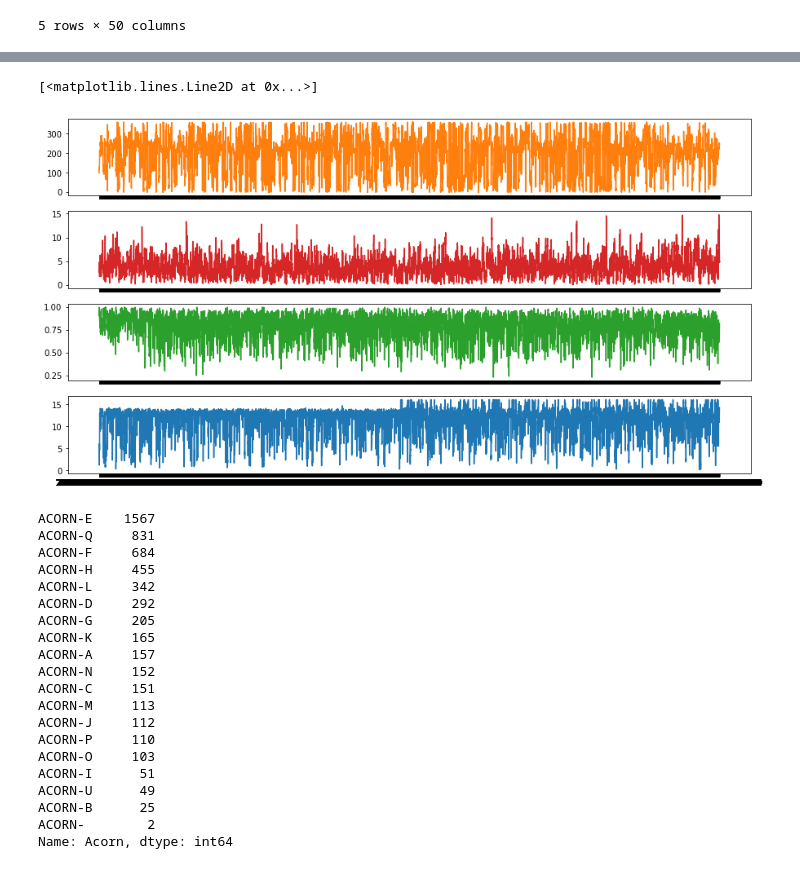
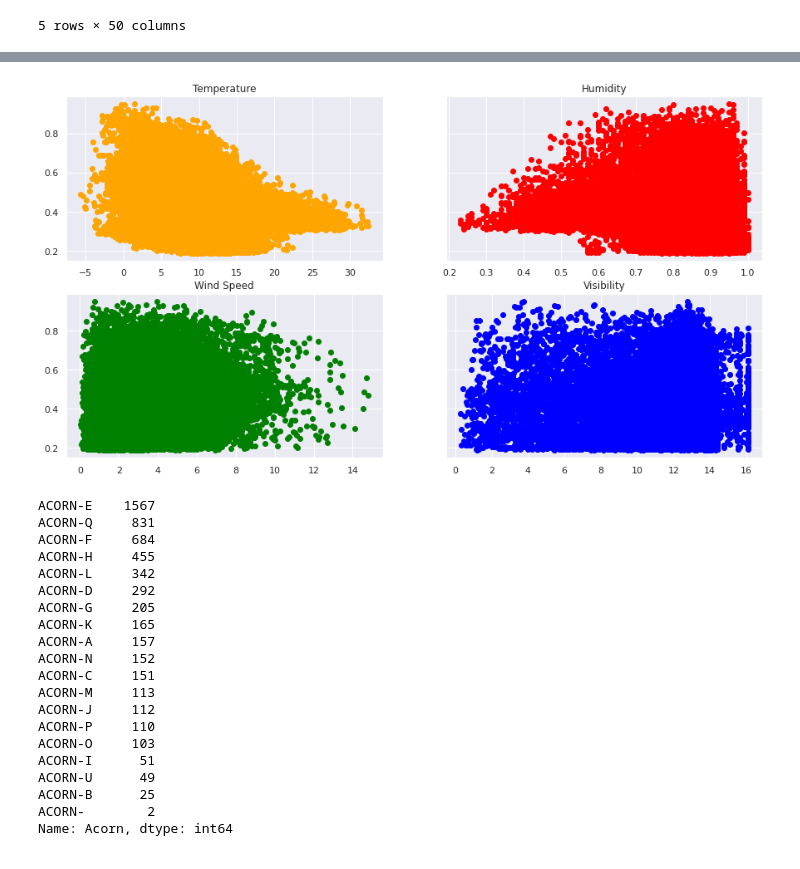
Before and after one commit to jfarland/portfolio, a Jupyter notebook: code/High-Frequency Energy Forecasting.ipynb, the cells around one changed output, grey strips where cells are left out. Cells and saved outputs as stored; diff of their text form; code cells hidden in the pictures.

```diff
--- a/code/High-Frequency Energy Forecasting.ipynb
+++ b/code/High-Frequency Energy Forecasting.ipynb
@@ -89,16 +132,15 @@ sns.lineplot(data = wthr, x = "time", y = "temperature")
-# %%
-#sns.set(rc = {'figure.figsize':(8,8)})
-plt.rcParams["figure.figsize"] = (15, 8)
-fig, (ax1, ax2, ax3, ax4) = plt.subplots(nrows=4, sharex=True)
-ax1.plot(wthr.time, wthr.windBearing, "tab:orange")
-ax2.plot(wthr.time, wthr.windSpeed, "tab:red")
-ax3.plot(wthr.time, wthr.humidity, "tab:green")
-ax4.plot(wthr.time, wthr.visibility, "tab:blue")
-#sns.lineplot(data = wthr, x = "time", y = "windBearing", ax = ax1, ci = None)
-#sns.lineplot(data = wthr, x = "time", y = "windSpeed", ax = ax2, ci = None)
-#sns.lineplot(data = wthr, x = "time", y = "humidity", ax = ax3, ci = None)
-#sns.lineplot(data = wthr, x = "time", y = "visibility", ax = ax4, ci = None)
-# %% [output]
-[<matplotlib.lines.Line2D at 0x...>]
-[figure, removed]
+# %%
+
+plt.rcParams["figure.figsize"] = (15, 8)
+fig, [[ax1, ax2], [ax3, ax4]] = plt.subplots(2,2, sharey = True)
+ax1.scatter(df.temperature, df.kw, c = "orange")
+ax2.scatter(df.humidity, df.kw, c = "red")
+ax3.scatter(df.windSpeed, df.kw, c = "green")
+ax4.scatter(df.visibility, df.kw, c = "blue")
+ax1.title.set_text('Temperature')
+ax2.title.set_text('Humidity')
+ax3.title.set_text('Wind Speed')
+ax4.title.set_text('Visibility')
+# %% [output]
+[figure, added]
 # %%
```
Also changed, not shown: parts of 24 cells of this notebook.
